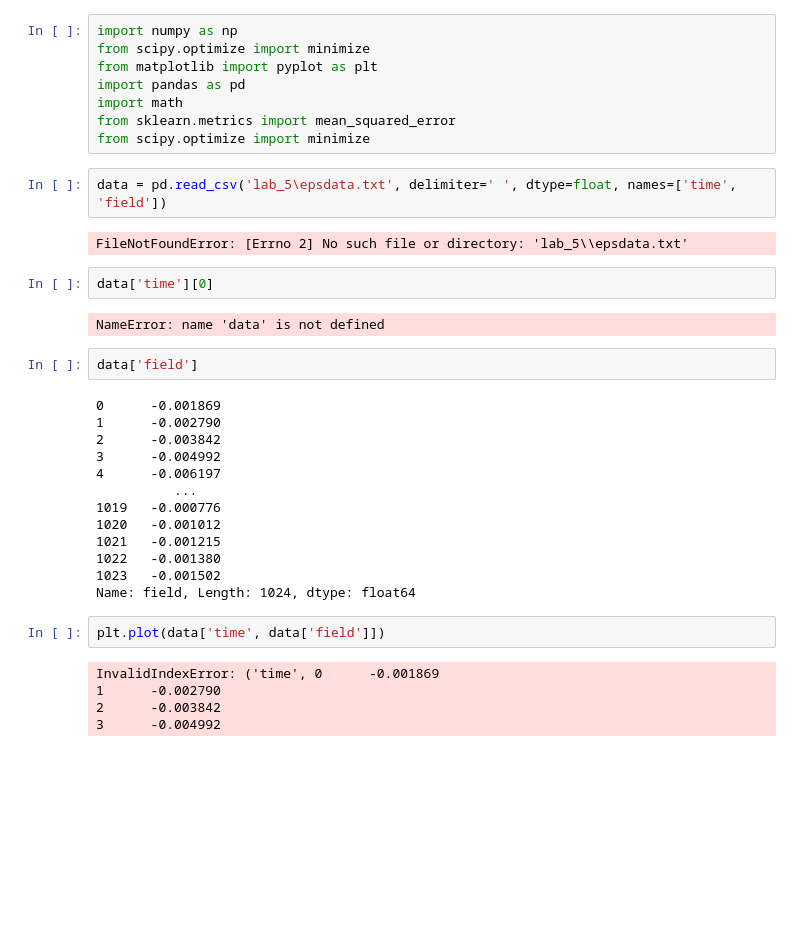
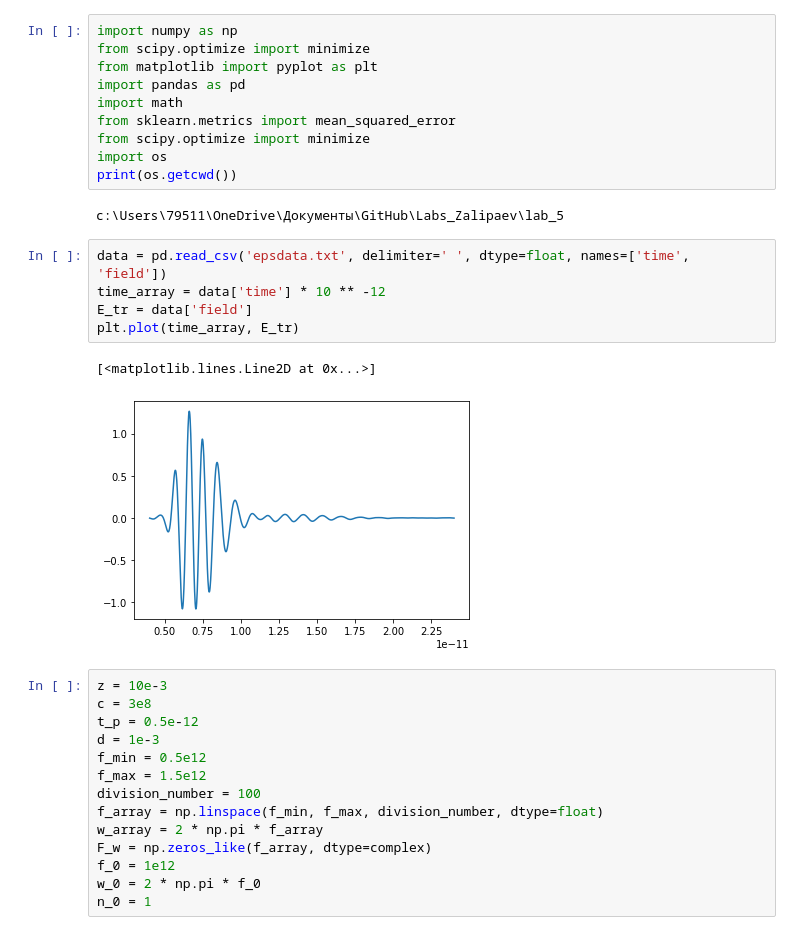
Before and after one commit to mdvasilyev/Numerical-methods, a Jupyter notebook: lab_5/lab_5.ipynb, the cells around one changed output. Saved outputs shown, nothing was run; the diff lists cells and outputs as text; blank space fills up the shorter version.

```diff
--- a/lab_5/lab_5.ipynb
+++ b/lab_5/lab_5.ipynb
@@ -6,33 +6,29 @@ import pandas as pd
 import math
 from sklearn.metrics import mean_squared_error
 from scipy.optimize import minimize
+import os
+print(os.getcwd())
+# %% [output]
+c:\Users\79511\OneDrive\Документы\GitHub\Labs_Zalipaev\lab_5
 # %%
-data = pd.read_csv('lab_5\epsdata.txt', delimiter=' ', dtype=float, names=['time', 'field'])
+data = pd.read_csv('epsdata.txt', delimiter=' ', dtype=float, names=['time', 'field'])
+time_array = data['time'] * 10 ** -12
+E_tr = data['field']
+plt.plot(time_array, E_tr)
 # %% [output]
-FileNotFoundError: [Errno 2] No such file or directory: 'lab_5\\epsdata.txt'
+[<matplotlib.lines.Line2D at 0x...>]
+[figure, added]
-# %%
-data['time'][0]
-# %% [output]
-NameError: name 'data' is not defined
-# %%
-data['field']
-# %% [output]
-0      -0.001869
-1      -0.002790
-2      -0.003842
-3      -0.004992
-4      -0.006197
-          ...
-1019   -0.000776
-1020   -0.001012
-1021   -0.001215
-1022   -0.001380
-1023   -0.001502
-Name: field, Length: 1024, dtype: float64
-# %%
-plt.plot(data['time', data['field']])
-# %% [output]
-InvalidIndexError: ('time', 0      -0.001869
-1      -0.002790
-2      -0.003842
-3      -0.004992
+# %%
+z = 10e-3
+c = 3e8
+t_p = 0.5e-12
+d = 1e-3
+f_min = 0.5e12
+f_max = 1.5e12
+division_number = 100
+f_array = np.linspace(f_min, f_max, division_number, dtype=float)
+w_array = 2 * np.pi * f_array
+F_w = np.zeros_like(f_array, dtype=complex)
+f_0 = 1e12
+w_0 = 2 * np.pi * f_0
+n_0 = 1
```
Also changed, not shown: parts of 8 cells of this notebook.
